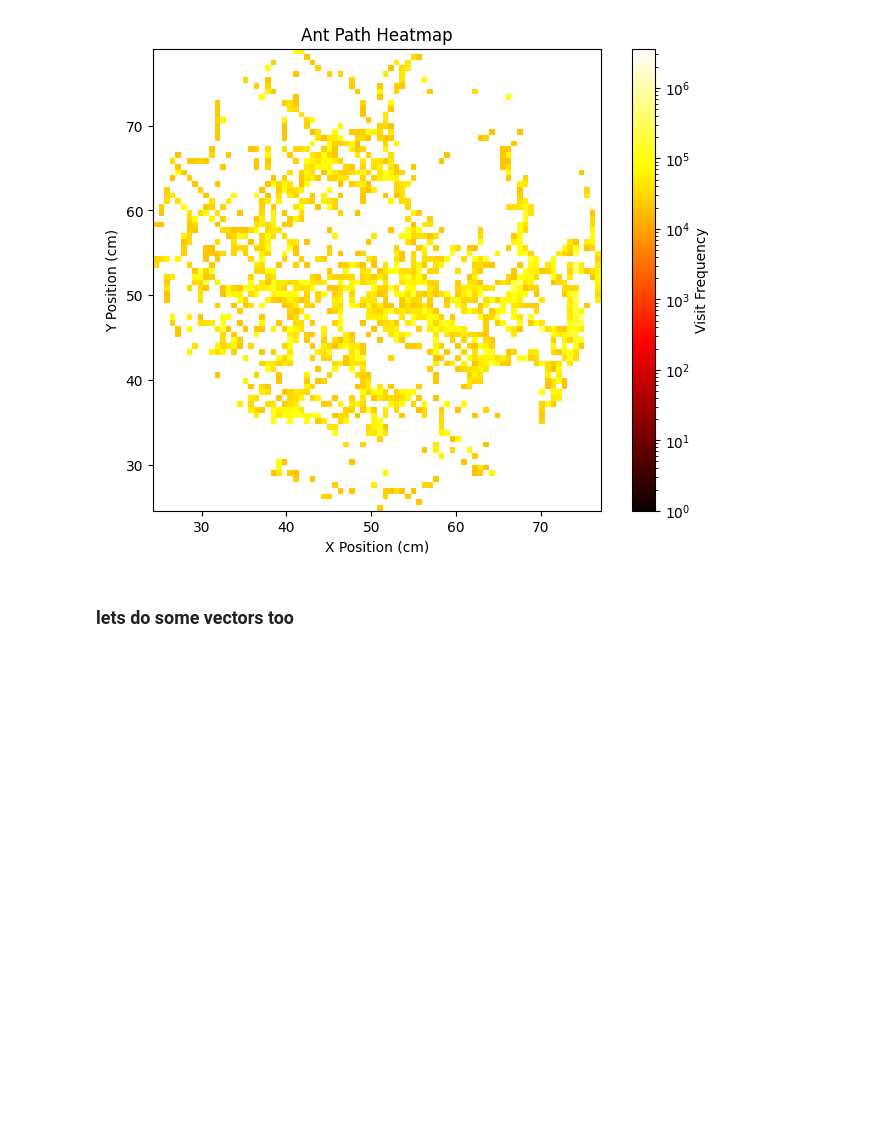
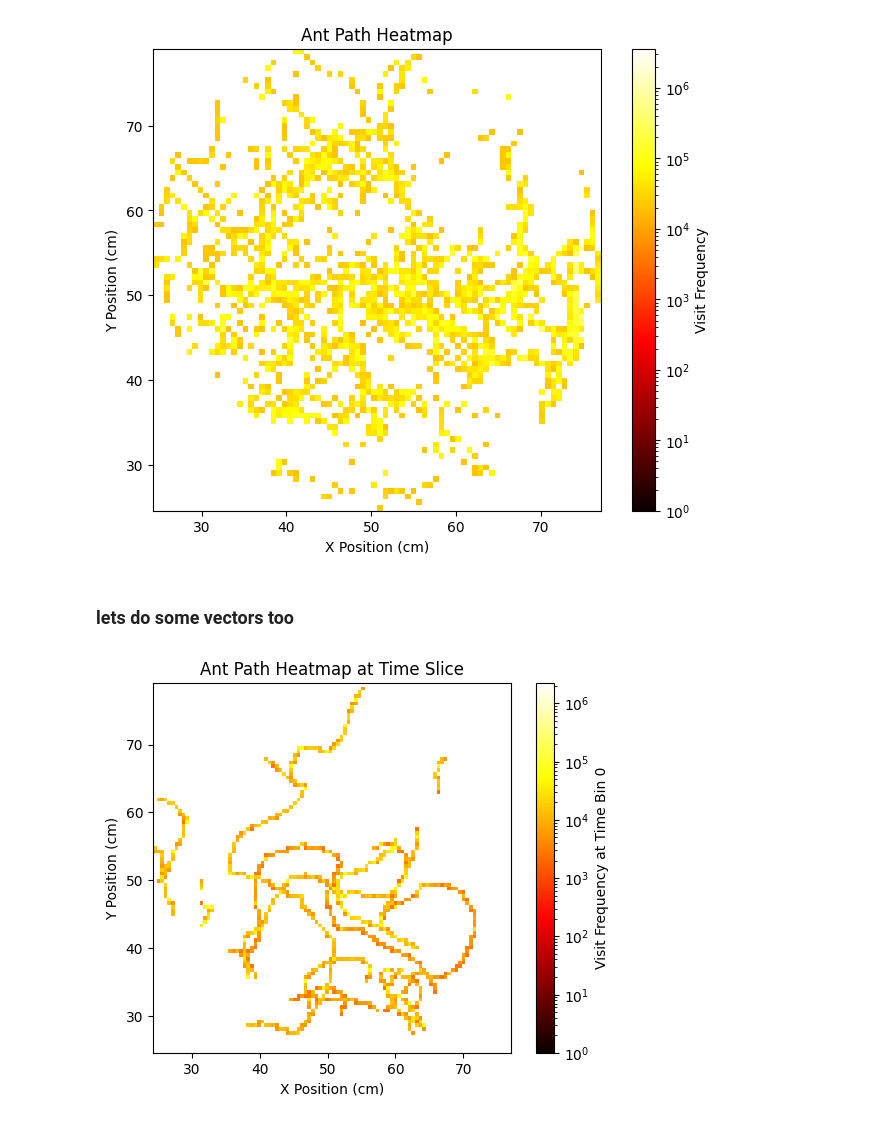
Before and after one commit to shepai/ant_trajectory, a Jupyter notebook: experimental/plotter_hardly_know_her.ipynb, the cells around one changed output. Saved outputs shown, nothing was run; the diff lists cells and outputs as text; code cells hidden in the pictures; blank space fills up the shorter version.

```diff
--- a/experimental/plotter_hardly_know_her.ipynb
+++ b/experimental/plotter_hardly_know_her.ipynb
@@ -81,26 +88,30 @@ plt.show()
 # %% [markdown]
 ### lets do some vectors too
 # %%
-all_x = []
-all_y = []
 
-for example in dataset:
-    all_x.extend(example['body_x_cm'])
-    all_y.extend(example['body_y_cm'])
+all_coords = []
 
-heatmap, xedges, yedges = np.histogram2d(all_x, all_y, bins=80)
+for example in dataset: #gather dataset
+    xs = example['body_x_cm']
+    ys = example['body_y_cm']
+    ts = example['time']
 
-#plot the heatmap
-plt.figure(figsize=(8, 6))
-heatmap[heatmap]
+    for x, y, t in zip(xs, ys, ts):
+        all_coords.append([x, y, t]) #add x y and time
+
+all_coords = np.array(all_coords)
+heatmap, edges = np.histogramdd(all_coords, bins=(100, 100, 10)) #convert to a 3d histroygram
+time_index = 0
 plt.imshow(
-    heatmap.T, origin='lower',
-    extent=[min(all_x), max(all_x), min(all_y), max(all_y)],
+    heatmap[:, :, time_index].T, origin='lower',
+    extent=[edges[0][0], edges[0][-1], edges[1][0], edges[1][-1]],
     cmap='hot', interpolation='nearest',
     norm=LogNorm(vmin=1, vmax=heatmap.max())
 )
-plt.colorbar(label='Visit Frequency')
+plt.colorbar(label='Visit Frequency at Time Bin {}'.format(time_index))
 plt.xlabel('X Position (cm)')
 plt.ylabel('Y Position (cm)')
-plt.title('Ant Path Heatmap')
+plt.title('Ant Path Heatmap at Time Slice')
 plt.show()
+# %% [output]
+[figure, added]
```
Also changed, not shown: parts of 1 cell of this notebook.
